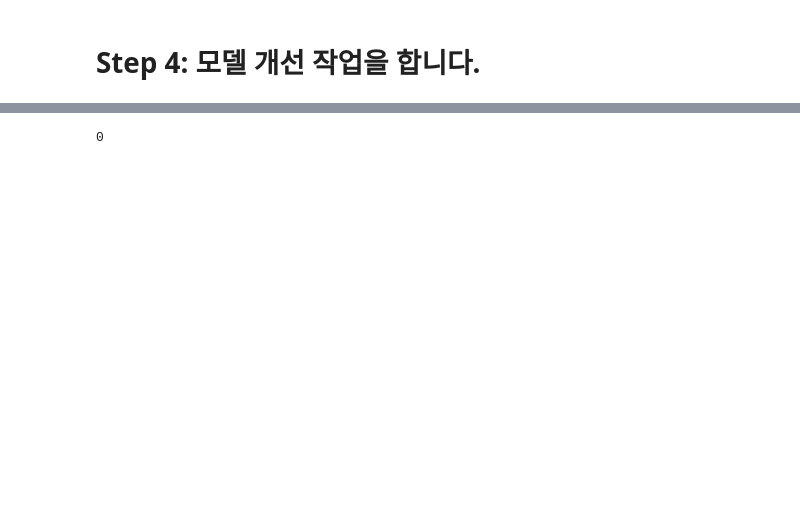
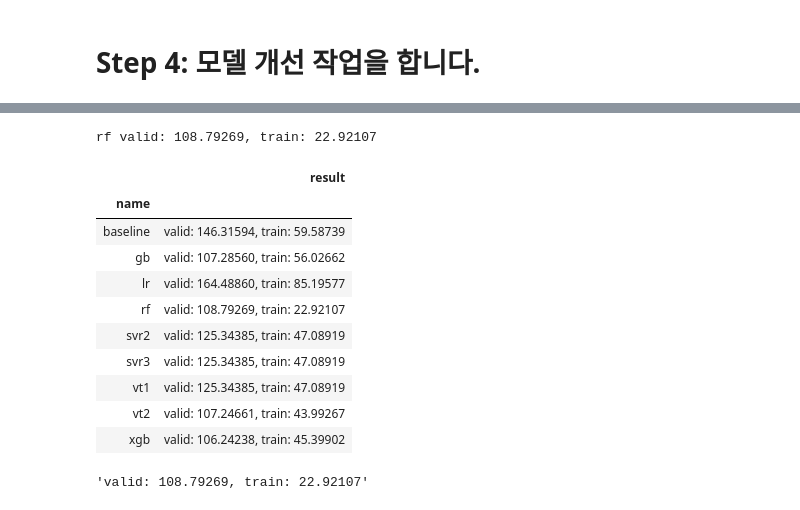
Before and after one commit to sunkusun9/DS_lv3_2410_2, a Jupyter notebook: sec_ds_lv3_prob3_kaggle.ipynb, the cells around one changed output, grey strips where cells are left out. Drawn from its saved outputs; the diff is of its cells as text; code cells hidden in the pictures; blank space fills up the shorter version.

```diff
--- a/sec_ds_lv3_prob3_kaggle.ipynb
+++ b/sec_ds_lv3_prob3_kaggle.ipynb
@@ -365,23 +438,39 @@ print("자가채점", mean_absolute_error(s_kaggle_ans, prd))
 # %%
 # RF: Random Forest
 
 from sklearn.ensemble import RandomForestRegressor
 
 X_rf = "15분, 30분, 45분, 60분, DayName, Hour, AM, Weekend_yn, Holiday_yn, Avg, TotalHour, 생산량, 기온, 풍속, 습도, 강수량, 전기요금(계절), 공장인원, 인건비"
 X_rf = [i.strip() for i in X_rf.split(',')]
 
 ct = ColumnTransformer([
     ('pt', 'passthrough', X_rf)
 ])
 
 # max_depth=, n_estimators= 을 사용하여 튜닝해봅니다.
 reg_rf = make_pipeline(
     ct,
-    RandomForestRegressor(random_state=123, )
+    RandomForestRegressor(
+        random_state=123,
+        max_depth=16,  # 가용 가능한 리소스 내에서 최대한 train에 맞춰봅니다.
+        n_estimators=50 # 모델의 분산을 조정하여 일반화 성능을 높이는 시도를 합니다. max_depth를 수준을 조정해봅니다.
+    )
 )
 eval_model('rf', reg_rf)
 # %% [output]
-0
+rf valid: 108.79269, train: 22.92107
+|  | result |
+| name |  |
+| baseline | valid: 146.31594, train: 59.58739 |
+| gb | valid: 107.28560, train: 56.02662 |
+| lr | valid: 164.48860, train: 85.19577 |
+| rf | valid: 108.79269, train: 22.92107 |
+| svr2 | valid: 125.34385, train: 47.08919 |
+| svr3 | valid: 125.34385, train: 47.08919 |
+| vt1 | valid: 125.34385, train: 47.08919 |
+| vt2 | valid: 107.24661, train: 43.99267 |
+| xgb | valid: 106.24238, train: 45.39902 |
+'valid: 108.79269, train: 22.92107'
 # %%
 # 가장 좋았던 reg_rf를 최종 모델로 선택합니다.
 prd = select_model(reg_rf)
```
Also changed, not shown: parts of 19 cells of this notebook.
